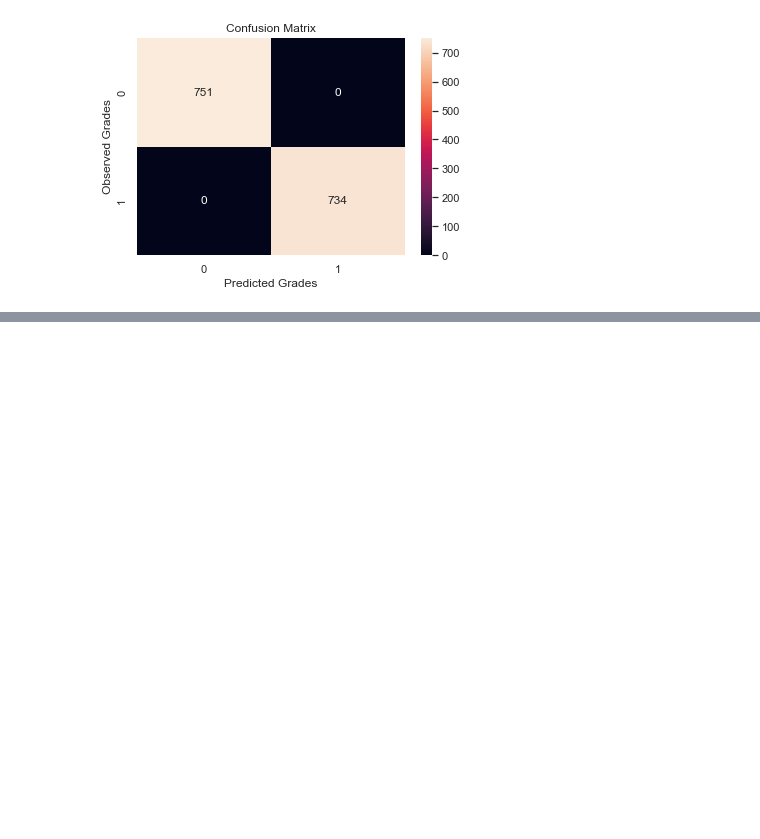
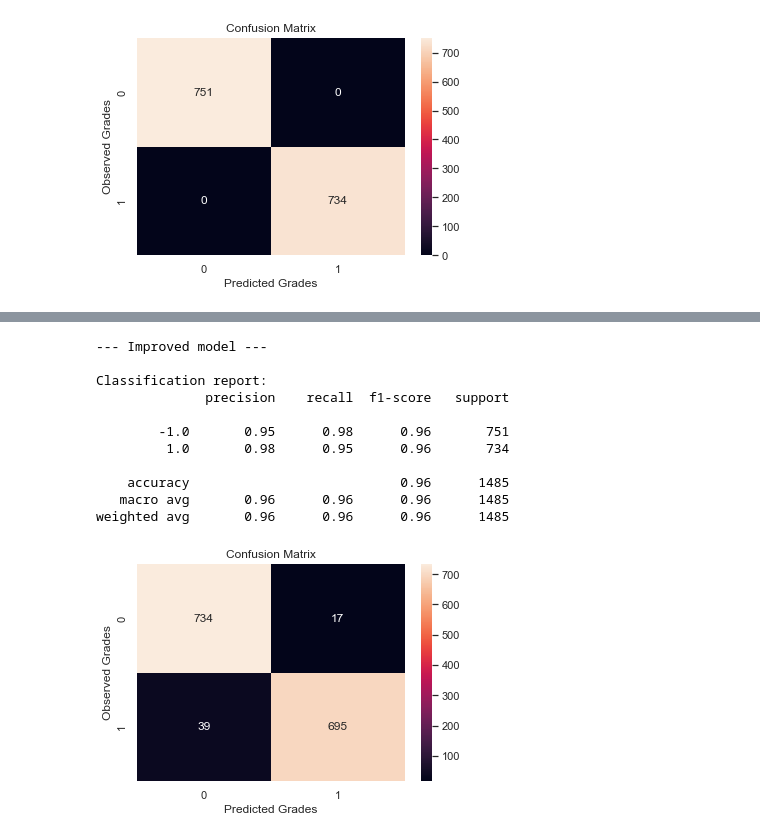
Before and after one commit to GustavoSena/AC-FEUP, a Jupyter notebook: LoadDataset.ipynb, the cells around one changed output, grey strips where cells are left out. Saved outputs shown, nothing was run; the diff lists cells and outputs as text; code cells hidden in the pictures; blank space fills up the shorter version.

```diff
--- a/LoadDataset.ipynb
+++ b/LoadDataset.ipynb
@@ -489,0 +608,34 @@ weighted avg       1.00      1.00      1.00      1485
+# %%
+knn = grid_search.best_estimator_
+yk_pred = knn.predict(X_test)
+
+best_knn_classification_report = classification_report(y_test, yk_pred, output_dict=True)
+
+print("--- Improved model ---\n")
+print(f"Classification report:\n{classification_report(y_test, yk_pred)}\n")
+
+sb.set(font_scale=1.0)
+
+ax = plt.subplot()
+
+confusion_matrix_knn = confusion_matrix(y_test, yk_pred)
+
+sb.heatmap(confusion_matrix_knn, annot=True, ax=ax, fmt="g")
+
+ax.set_xlabel('Predicted Grades');
+ax.set_ylabel('Observed Grades');
+ax.set_title('Confusion Matrix');
+plt.show()
+# %% [output]
+--- Improved model ---
+
+Classification report:
+              precision    recall  f1-score   support
+
+        -1.0       0.95      0.98      0.96       751
+         1.0       0.98      0.95      0.96       734
+
+    accuracy                           0.96      1485
+   macro avg       0.96      0.96      0.96      1485
+weighted avg       0.96      0.96      0.96      1485
+[figure, added]
```
Also changed, not shown: parts of 20 cells of this notebook.
